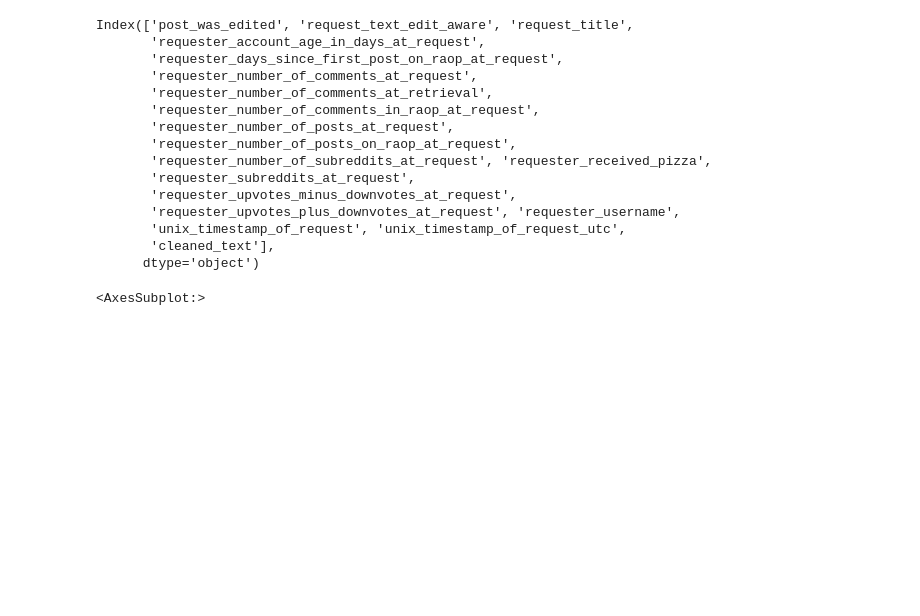
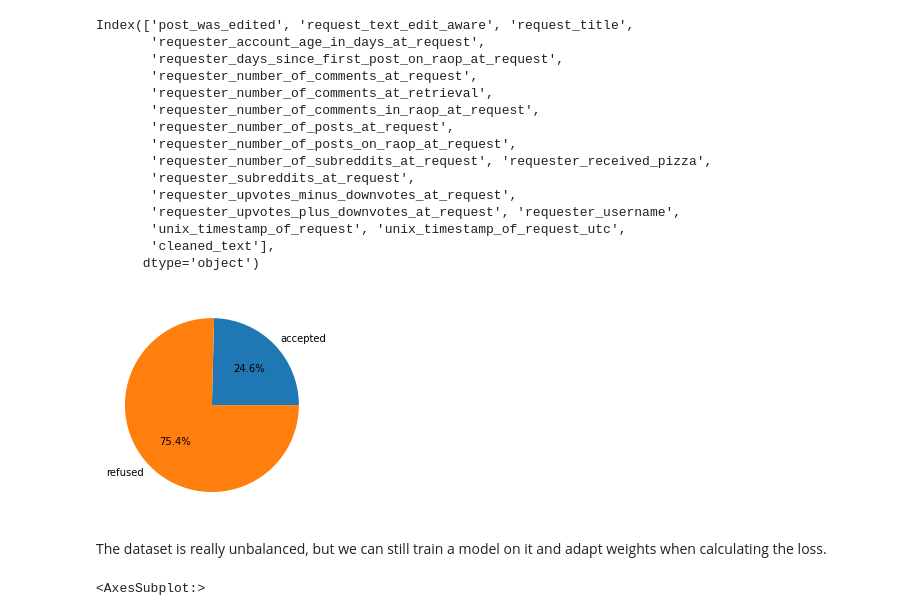
Before and after one commit to chainyo/pizza-challenge, a Jupyter notebook: notebooks/deep_learning.ipynb, the cells around one changed output. Cells and saved outputs as stored; diff of their text form; code cells hidden in the pictures; blank space fills up the shorter version.

Commit message:
add pie and weights

```diff
--- a/notebooks/deep_learning.ipynb
+++ b/notebooks/deep_learning.ipynb
@@ -40,6 +43,17 @@ Index(['post_was_edited', 'request_text_edit_aware', 'request_title',
        'unix_timestamp_of_request', 'unix_timestamp_of_request_utc',
        'cleaned_text'],
       dtype='object')
+# %%
+accepted = df[df["requester_received_pizza"] == 1].shape[0]
+refused = df[df["requester_received_pizza"] == 0].shape[0]
+total = accepted + refused
+
+plt.pie([accepted, refused], labels=["accepted", "refused"], autopct="%1.1f%%")
+plt.show()
+# %% [output]
+[figure, added]
+# %% [markdown]
+The dataset is really unbalanced, but we can still train a model on it and adapt weights when calculating the loss.
 # %%
 seq_len = [len(i.split()) for i in df["cleaned_text"]]
 
```
Also changed, not shown: parts of 2 cells of this notebook.
